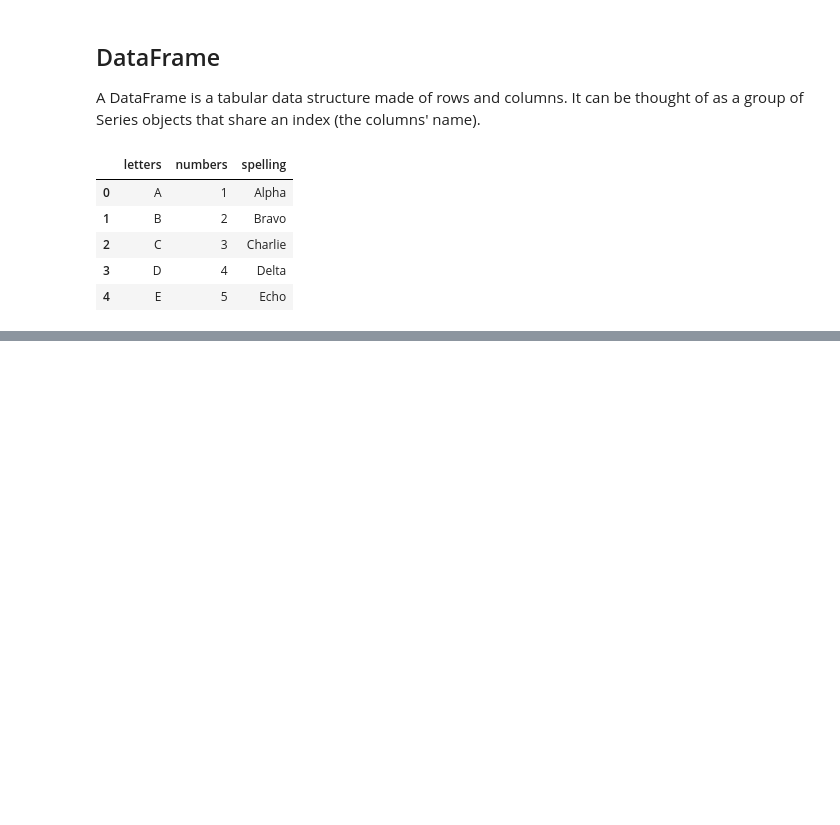
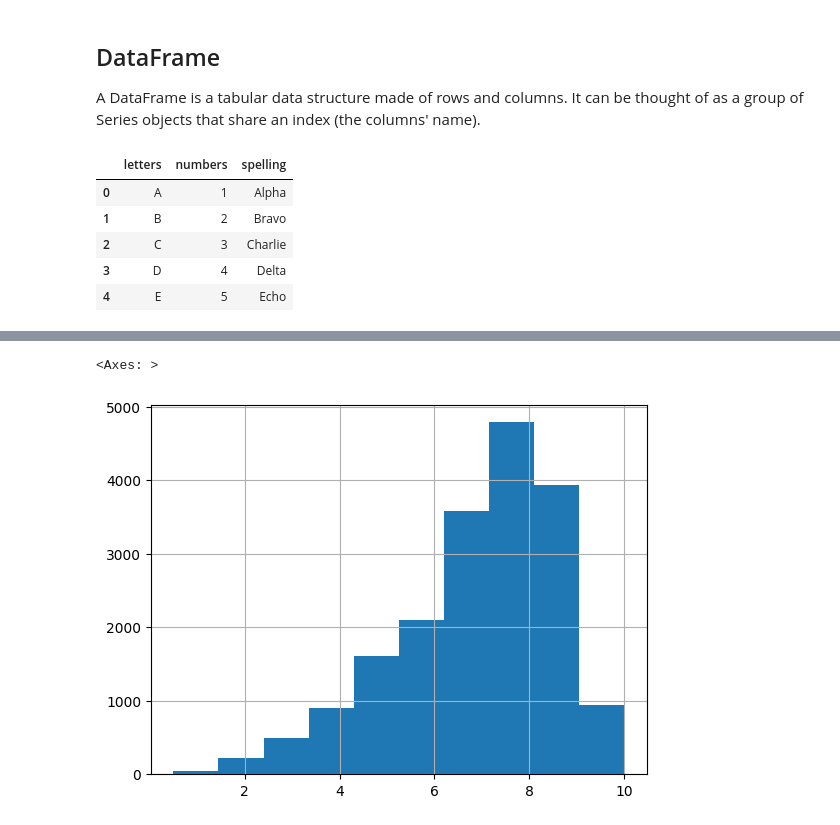
Before and after one commit to Devid-developer/Unsupervised-Learning, a Jupyter notebook: labs/IntroToPandas.ipynb, the cells around one changed output, grey strips where cells are left out. Drawn from its saved outputs; the diff is of its cells as text; code cells hidden in the pictures; blank space fills up the shorter version.

Commit message:
Finisching the intro

```diff
--- a/labs/IntroToPandas.ipynb
+++ b/labs/IntroToPandas.ipynb
@@ -149,0 +175,5 @@ lett_num_df
+# %%
+# import csv dataset
+path_csv = 'https://raw.githubusercontent.com/GaiaSaveri/intro-to-ml/main/data/ign.csv'
+reviews = pd.read_csv(path_csv)
+reviews.head(3)
@@ -149,0 +185,3 @@ lett_num_df
+# %%
+reviews = reviews.iloc[:, 1:]  # remove first column
+reviews.head(3)
@@ -149,0 +378,5 @@ lett_num_df
+# %%
+reviews["score"].hist()
+# %% [output]
+<Axes: >
+[figure, added]
```
Also changed, not shown: parts of 16 cells of this notebook.
